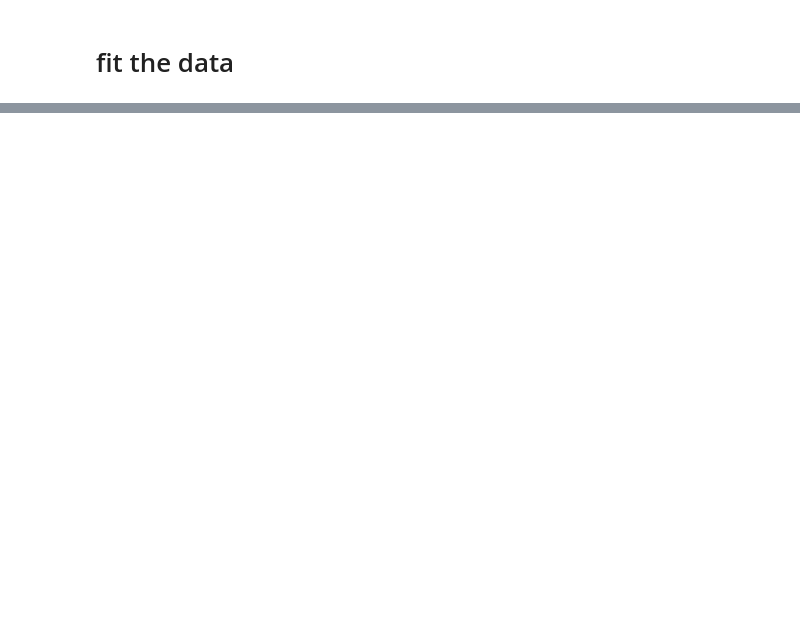
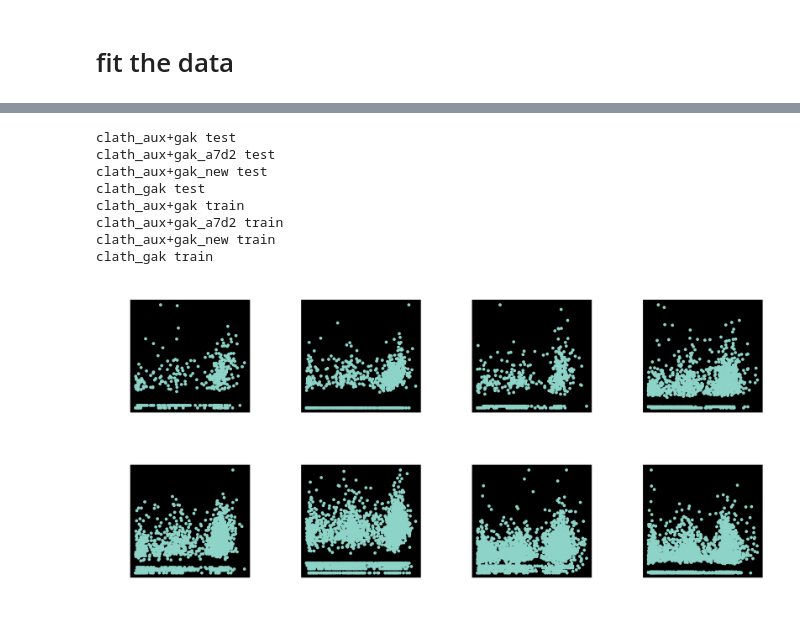
Before and after one commit to Yu-Group/molecular-partner-prediction, a Jupyter notebook: notebooks/10_fit_dnn_video.ipynb, the cells around one changed output, grey strips where cells are left out. Saved outputs shown, nothing was run; the diff lists cells and outputs as text; code cells hidden in the pictures; blank space fills up the shorter version.

```diff
--- a/notebooks/10_fit_dnn_video.ipynb
+++ b/notebooks/10_fit_dnn_video.ipynb
@@ -125,0 +177,28 @@ fitting dnn...
+# %%
+R = 2
+C = len(dfs) // 2 - 1
+
+plt.figure(dpi=200, figsize=(C * 3, R * 3))
+for i, (k, v) in enumerate(ds.keys()):
+    df = ds[(k, v)]
+    X = df[['X_video_same_length_normalized']]
+    y = df['Y_sig_mean_normalized']
+    preds = dnn.predict(X)
+
+    plt.subplot(R, C, i + 1)
+    acc = np.corrcoef(preds, y)[0, 1]
+    print(k, v) #, np.corrcoef(preds, y))
+    plt.title(f'{k} {v} {100*acc:0.1f}', fontsize=10)
+    plt.plot(preds, df['Y_sig_mean_normalized'], '.')
+    plt.xlabel('pred')
+    plt.ylabel('aux_sig_mean')
+# %% [output]
+clath_aux+gak test
+clath_aux+gak_a7d2 test
+clath_aux+gak_new test
+clath_gak test
+clath_aux+gak train
+clath_aux+gak_a7d2 train
+clath_aux+gak_new train
+clath_gak train
+[figure, added]
```
Also changed, not shown: parts of 8 cells of this notebook, 2 other files.
